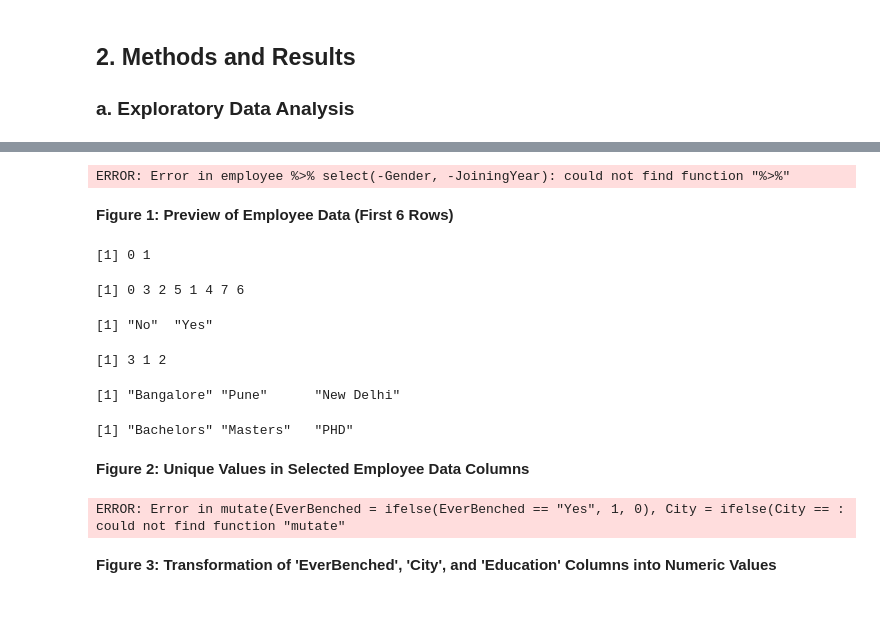
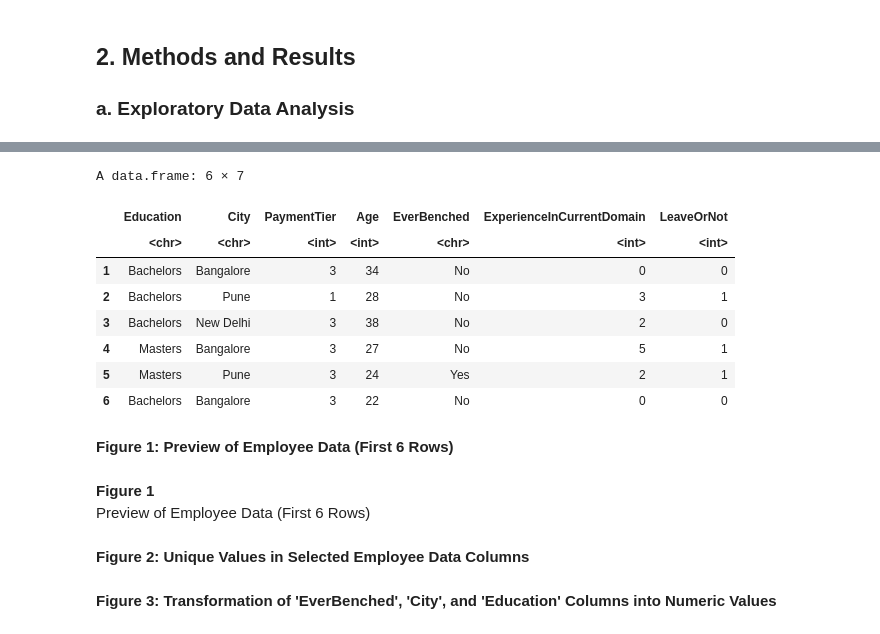
Before and after one commit to NatChng/STAT301_project, a Jupyter notebook: Stat 301 Group 19 - Final Report.ipynb, the cells around one changed output, grey strips where cells are left out. Cells and saved outputs as stored; diff of their text form; code cells hidden in the pictures.

Commit message:
Add Figure label

```diff
--- a/Stat 301 Group 19 - Final Report.ipynb
+++ b/Stat 301 Group 19 - Final Report.ipynb
@@ -76,17 +77,29 @@ The following object is masked from ‘package:purrr’:
     lift
 # %%
 #Main Developer: Benedictus Harley Kartawidjaja
+#Contributor: Nathan Chang
 
 employee <- read.csv("data/Employee.csv", header = TRUE)
 
-employee <- employee %>%
+employee <- employee |>
     select(-Gender, -JoiningYear)
 
 head(employee)
 # %% [output]
-ERROR: Error in employee %>% select(-Gender, -JoiningYear): could not find function "%>%"
+A data.frame: 6 × 7
+|  | Education | City | PaymentTier | Age | EverBenched | ExperienceInCurrentDomain | LeaveOrNot |
+|  | <chr> | <chr> | <int> | <int> | <chr> | <int> | <int> |
+| 1 | Bachelors | Bangalore | 3 | 34 | No | 0 | 0 |
+| 2 | Bachelors | Pune | 1 | 28 | No | 3 | 1 |
+| 3 | Bachelors | New Delhi | 3 | 38 | No | 2 | 0 |
+| 4 | Masters | Bangalore | 3 | 27 | No | 5 | 1 |
+| 5 | Masters | Pune | 3 | 24 | Yes | 2 | 1 |
+| 6 | Bachelors | Bangalore | 3 | 22 | No | 0 | 0 |
 # %% [markdown]
 **Figure 1: Preview of Employee Data (First 6 Rows)**
+# %% [markdown]
+**Figure 1**\
+Preview of Employee Data (First 6 Rows)
 # %%
 #Main Developer: Benedictus Harley Kartawidjaja
 
@@ -96,13 +109,6 @@ unique(employee$EverBenched) #  2 levels ("No" and "Yes")
 unique(employee$PaymentTier) # 3 levels (1, 2, and 3)
 unique(employee$City) # 3 levels ("Bangalore", "Pune", and "New Delhi")
 unique(employee$Education) # 3 levels ("Bachelors", "Masters", and "PHD")
-# %% [output]
-[1] 0 1
-[1] 0 3 2 5 1 4 7 6
-[1] "No"  "Yes"
-[1] 3 1 2
-[1] "Bangalore" "Pune"      "New Delhi"
-[1] "Bachelors" "Masters"   "PHD"
 # %% [markdown]
 **Figure 2: Unique Values in Selected Employee Data Columns**
 # %%
@@ -115,8 +121,6 @@ employee <- employee |>
            Education = ifelse(Education == "Masters", 1,
                              ifelse(Education == "PHD", 2, 0)))   # "Bachelors" is 0, "Masters" is 1, "PHD" is 2
 head(employee)
-# %% [output]
-ERROR: Error in mutate(EverBenched = ifelse(EverBenched == "Yes", 1, 0), City = ifelse(City == : could not find function "mutate"
 # %% [markdown]
 **Figure 3: Transformation of 'EverBenched', 'City', and 'Education' Columns into Numeric Values**
 # %% [markdown]
```
Also changed, not shown: parts of 8 cells of this notebook.
